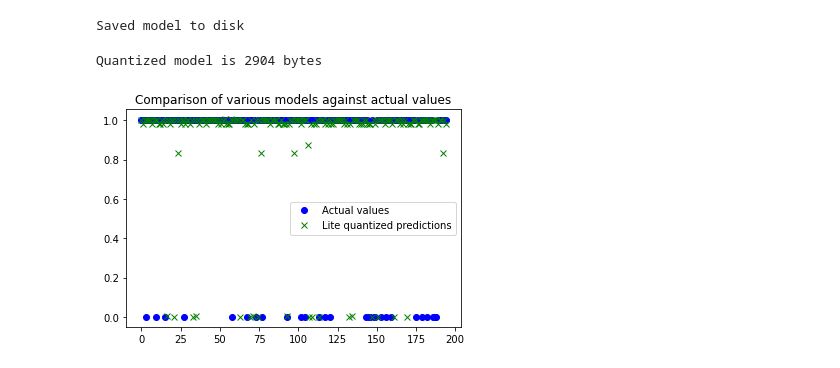
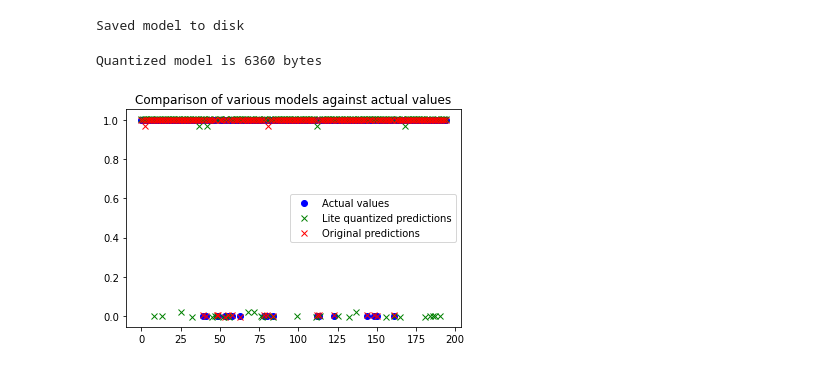
Before and after one commit to CthulhuUSN/machine_learning, a Jupyter notebook: Keras_TinyML_model.ipynb, the cells around one changed output. Drawn from its saved outputs; the diff is of its cells as text; code cells hidden in the pictures.

```diff
--- a/Keras_TinyML_model.ipynb
+++ b/Keras_TinyML_model.ipynb
@@ -77,11 +77,13 @@ train_set_x shape: (195, 1)
 train_set_y shape: (195, 1)
 # %%
 model = tf.keras.Sequential()
-model.add(keras.layers.Dense(32, activation='relu', input_shape=(1,)))
+model.add(keras.layers.Dense(64, activation='relu', input_shape=(1,)))
+model.add(keras.layers.Dense(32, activation='relu'))
 model.add(keras.layers.Dense(16, activation='relu'))
+model.add(keras.layers.Dense(8, activation='relu'))
 model.add(keras.layers.Dense(1))
 model.compile(optimizer='adam', loss='mse', metrics=['mae'])
-history = model.fit(train_X, train_Y, epochs=500, batch_size=64,
+history = model.fit(train_X, train_Y, epochs=600, batch_size=64,
                     validation_data=(dev_X, dev_Y))
 # %% [output]
 Train on 910 samples, validate on 195 samples
@@ -167,7 +169,7 @@ converter = tf.lite.TFLiteConverter.from_keras_model(model)
 
 # Convert the model to the TensorFlow Lite format with quantization
 def representative_dataset():
-  for i in range(500):
+  for i in range(train_X.shape[0]):
     yield([train_X[i].reshape(1, 1)])
 # Set the optimization flag.
 converter.optimizations = [tf.lite.Optimize.DEFAULT]
@@ -184,33 +186,34 @@ import os
 model_size = os.path.getsize(MODEL_TFLITE)
 print("Quantized model is %d bytes" % model_size)
 # %% [output]
-Quantized model is 2904 bytes
+Quantized model is 6360 bytes
 # %%
 # Instantiate an interpreter for the model
 model = tf.lite.Interpreter(MODEL_TFLITE)
 
 # Allocate memory for the model
 model.allocate_tensors()
 
 # Get the input and output tensors so we can feed in values and get the results
 model_input = model.tensor(model.get_input_details()[0]["index"])
 model_output = model.tensor(model.get_output_details()[0]["index"])
 
 # Create arrays to store the results
 model_predictions = np.empty(test_X.shape[0])
 
 # Run each model's interpreter for each value and store the results in arrays
 for i in range(test_X.size):
   model.set_tensor(model.get_input_details()[0]["index"], train_X[i].reshape(1,1))
   model.invoke()
   model_predictions[i] = model_output()[0]
 
 # See how they line up with the data
 plt.clf()
 plt.title('Comparison of various models against actual values')
 plt.plot(test_Y, 'bo', label='Actual values')
 plt.plot(model_predictions, 'gx', label='Lite quantized predictions')
+plt.plot(predictions, 'rx', label='Original predictions')
 plt.legend()
 plt.show()
 # %% [output]
-[figure, old version]
+[figure, new version]
```
Also changed, not shown: parts of 3 cells of this notebook, 2 other files.
